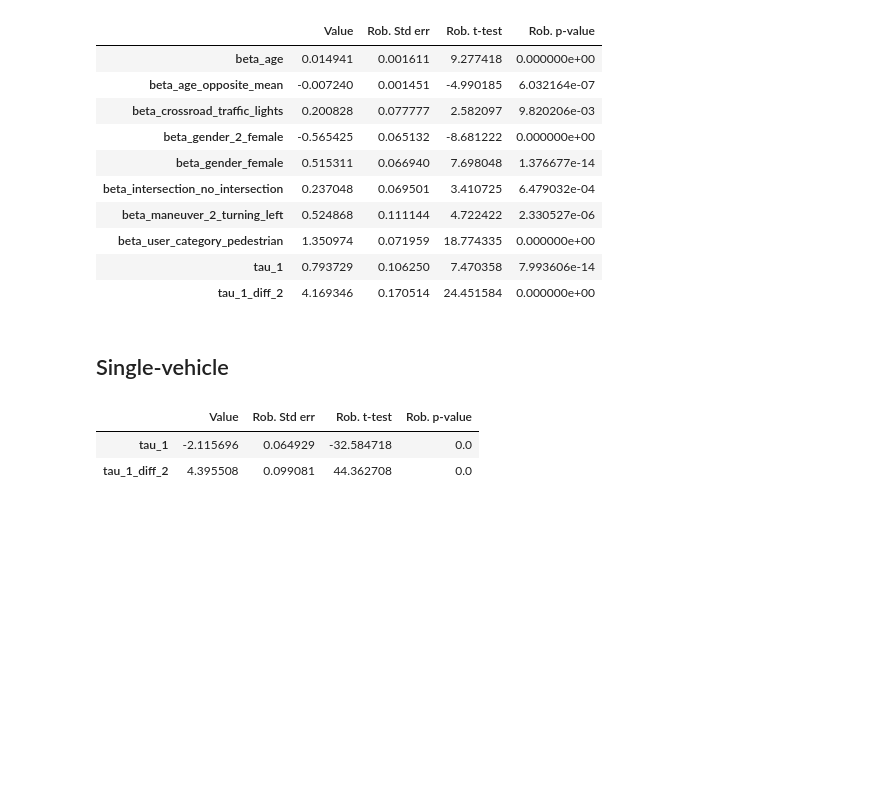
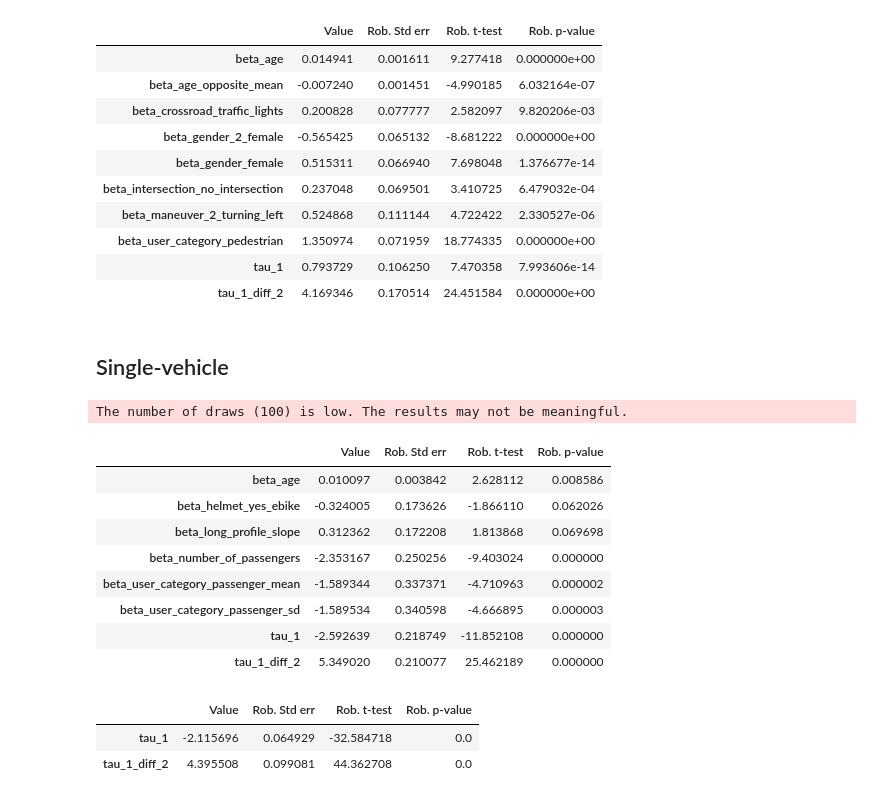
Before and after one commit to martin1207/modeling-mmv-severity, a Jupyter notebook: modeling_development.ipynb, the cells around one changed output. Drawn from its saved outputs; the diff is of its cells as text; code cells hidden in the pictures; blank space fills up the shorter version.

Commit message:
Implement feature X to enhance user experience and fix bug Y in module Z

```diff
--- a/modeling_development.ipynb
+++ b/modeling_development.ipynb
@@ -367,31 +368,42 @@ results_pedes_cst = model_cst_pedes.estimate()
 beta_user_category_passenger_mixed=beta_user_category_passenger_mean + beta_user_category_passenger_sd * bioDraws('X1', 'NORMAL')
 # %%
 utility_sv = (
-    beta_age * age  +
+    beta_age * age +
     beta_user_category_passenger_mixed * user_category_passenger
 + beta_long_profile_slope *long_profile_slope
-+beta_helmet_driver_yes_ebike*helmet_driver_yes*vehicle_e_bike
++beta_helmet_yes_ebike*helmet_yes*(vehicle_e_bike)
 + beta_number_of_passengers*user_category_driver*(number_of_passengers==1)
 )
 # %%
 model_name = 'ordered_probit_sinv'
 
 tau_1 = Beta('tau_1', 1, None, None, 0)
 
 # :math:`\tau_2 = \tau_2 + \delta_2`
 the_proba = ordered_probit(
     continuous_value=utility_sv,
     list_of_discrete_values=[1, 2, 3],
     tau_parameter=tau_1,
 )
 
 the_chosen_proba = Elem(the_proba, severity)
 
 logprob = log(MonteCarlo(the_chosen_proba))
-model_solo_2 = bio.BIOGEME(database_sv, logprob,number_of_draws=10000)
+model_solo_2 = bio.BIOGEME(database_sv, logprob,number_of_draws=100)
 model_solo_2.modelName = model_name
 results_solo_2 = model_solo_2.estimate()
 results_solo_2.get_estimated_parameters()
+# %% [output]
+The number of draws (100) is low. The results may not be meaningful.
+|  | Value | Rob. Std err | Rob. t-test | Rob. p-value |
+| beta_age | 0.010097 | 0.003842 | 2.628112 | 0.008586 |
+| beta_helmet_yes_ebike | -0.324005 | 0.173626 | -1.866110 | 0.062026 |
+| beta_long_profile_slope | 0.312362 | 0.172208 | 1.813868 | 0.069698 |
+| beta_number_of_passengers | -2.353167 | 0.250256 | -9.403024 | 0.000000 |
+| beta_user_category_passenger_mean | -1.589344 | 0.337371 | -4.710963 | 0.000002 |
+| beta_user_category_passenger_sd | -1.589534 | 0.340598 | -4.666895 | 0.000003 |
+| tau_1 | -2.592639 | 0.218749 | -11.852108 | 0.000000 |
+| tau_1_diff_2 | 5.349020 | 0.210077 | 25.462189 | 0.000000 |
 # %%
 model_name = 'ordered_logit_s_init'
 
```
Also changed, not shown: parts of 7 cells of this notebook.
